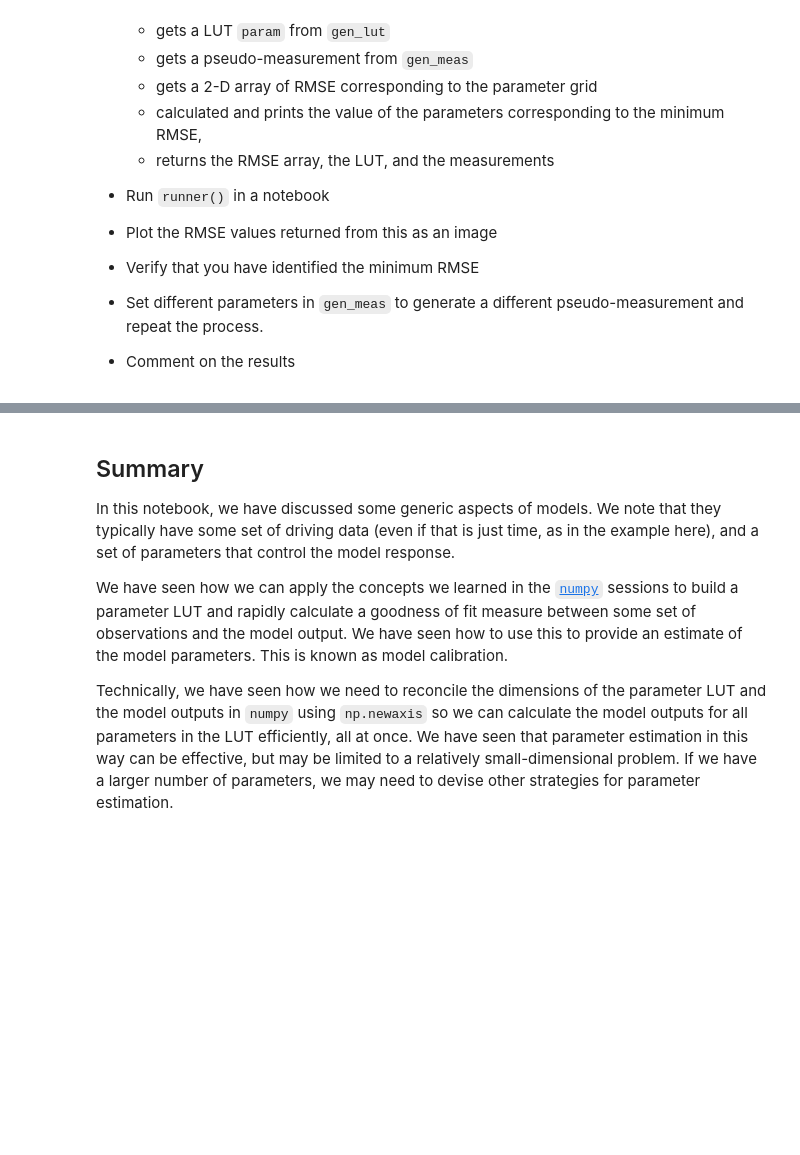
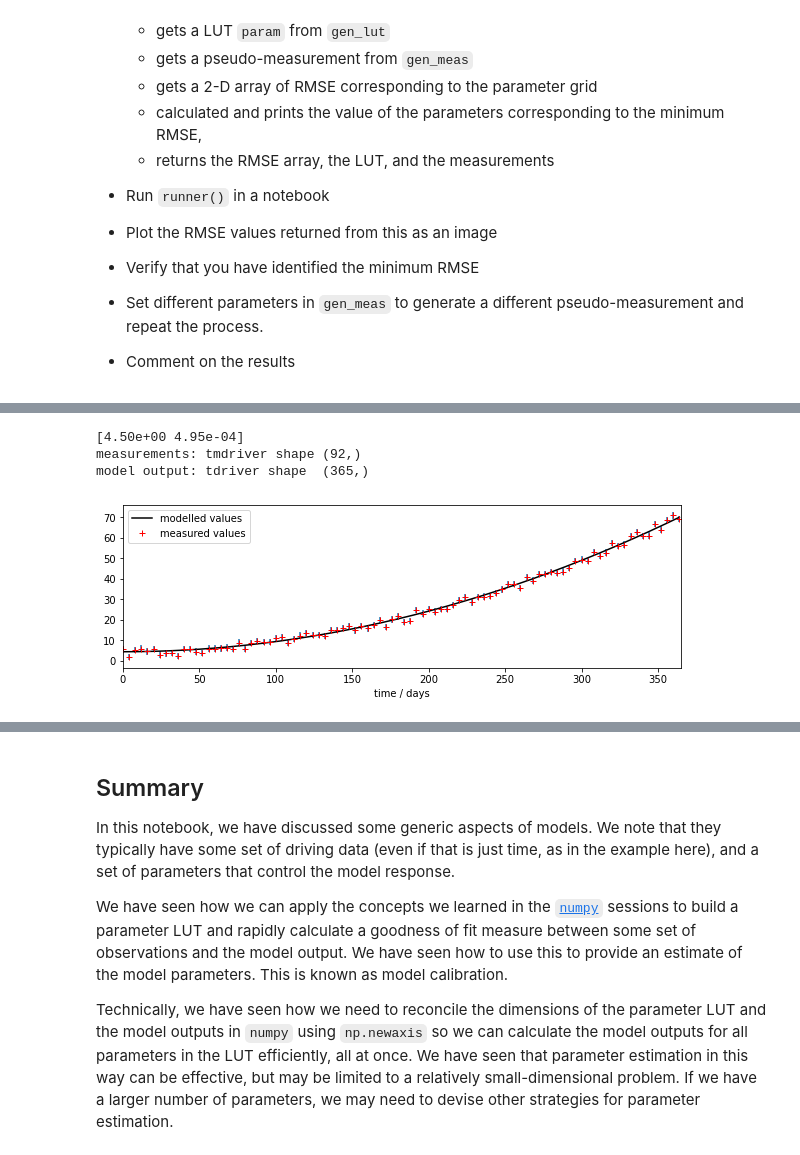
Before and after one commit to UCL-EO/geog0111, a Jupyter notebook: notebooks/050_Models.ipynb, the cells around one changed output, grey strips where cells are left out. Cells and saved outputs as stored; diff of their text form; code cells hidden in the pictures; blank space fills up the shorter version.

```diff
--- a/notebooks/050_Models.ipynb
+++ b/notebooks/050_Models.ipynb
@@ -604,25 +628,30 @@ axs.legend(loc='best')
 # %%
 import matplotlib.pyplot as plt
 
 # time driver every day
 tdriver = np.arange(0,365,1,dtype=np.int)
 # get the parameters we siolved for
-p = np.array([gridp0[ix,iy],gridp1[ix,iy]]).flatten()
+p = np.array([p0min,p1min])
 print(p)
 output  = model(tdriver,p)
 
 # plot
 fig, axs = plt.subplots(1,1,figsize=(10,3))
 axs.set_xlim(0,365)
 axs.plot(tdriver,output,'k',label='modelled values')
 axs.errorbar(tmdriver,measure,yerr=std,ls='none')
 axs.plot(tmdriver,measure,'r+',label='measured values')
 # set legend now
 axs.legend(loc='best')
 axs.set_xlabel(f'time / days')
 
 print(f'measurements: tmdriver shape {tmdriver.shape}')
 print(f'model output: tdriver shape  {tdriver.shape}')
+# %% [output]
+[4.50e+00 4.95e-04]
+measurements: tmdriver shape (92,)
+model output: tdriver shape  (365,)
+[figure, added]
 # %%
 # Comment on the results
 
```
Also changed, not shown: parts of 34 cells of this notebook, 2 other files.
